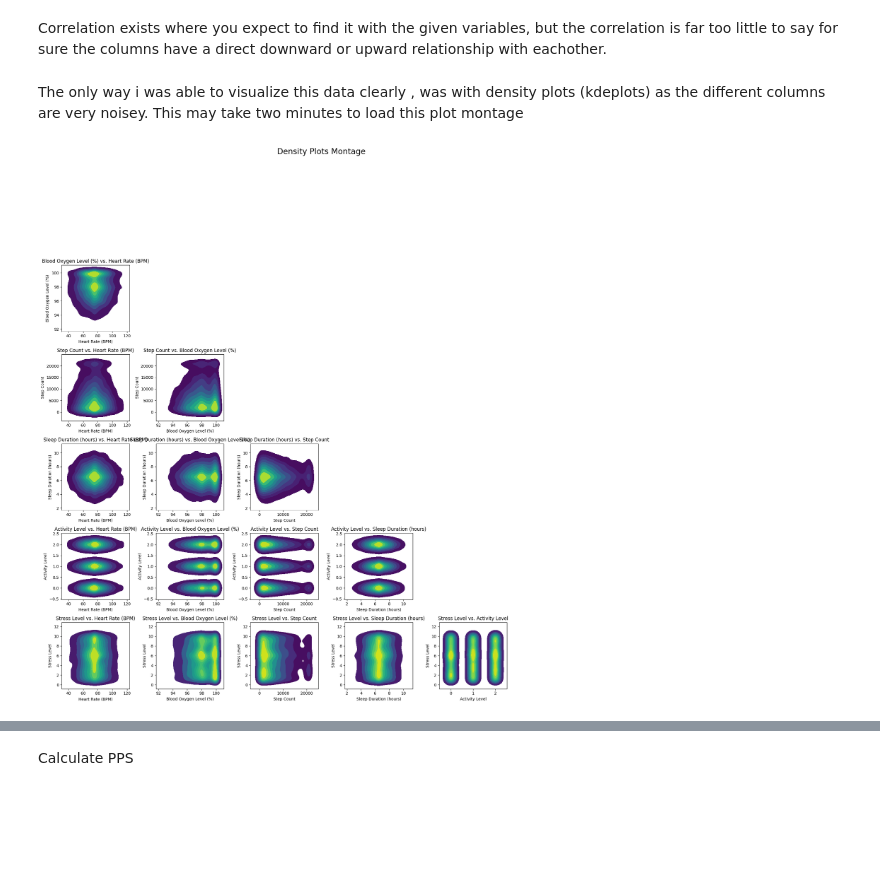
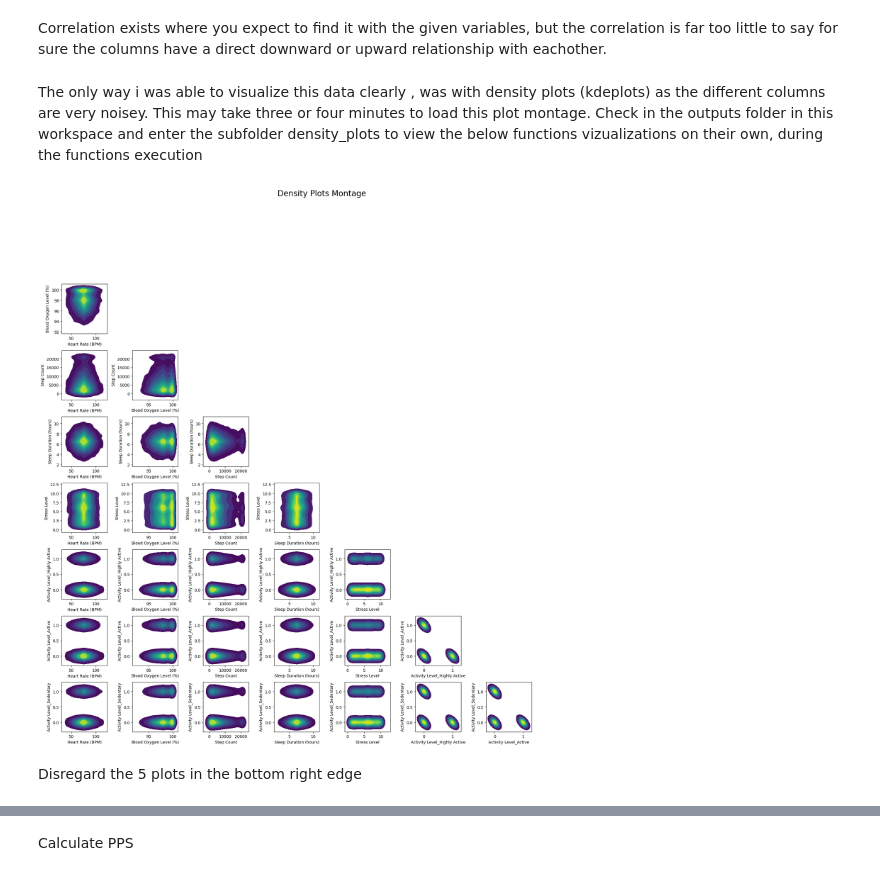
Before and after one commit to MaxBWiseman/Predictive_Analytics_Project, a Jupyter notebook: jupyter_notebooks/SmartWatch_Data_Correlation_Study_Notepad.ipynb, the cells around one changed output, grey strips where cells are left out. Saved outputs shown, nothing was run; the diff lists cells and outputs as text; code cells hidden in the pictures; blank space fills up the shorter version.

```diff
--- a/jupyter_notebooks/SmartWatch_Data_Correlation_Study_Notepad.ipynb
+++ b/jupyter_notebooks/SmartWatch_Data_Correlation_Study_Notepad.ipynb
@@ -65,13 +73,11 @@ First i tried a pearsons correlation test, I encoded the categoric variable for
 # %%
 import numpy as np
-from feature_engine.encoding import OrdinalEncoder
+from feature_engine.encoding import OrdinalEncoder, OneHotEncoder
 
-encoder = OrdinalEncoder(encoding_method='arbitrary', variables=["Activity Level"])),
+encoder = OneHotEncoder(variables=["Activity Level"])
 # I have chosen OrdinalEncoder as our categorical variables have an ordinal relationship
 
 
 df_processed = encoder.fit_transform(df1)
-
-df_processed = pd.DataFrame(df_processed, columns=df1.columns)
 df_processed.head()
 # %% [output]
@@ -107,7 +121,7 @@ df_corr.head()
 # %% [markdown]
 Correlation exists where you expect to find it with the given variables, but the correlation is far too little to say for sure the columns have a direct downward or upward relationship with eachother.
 # %% [markdown]
-The only way i was able to visualize this data clearly , was with density plots (kdeplots) as the different columns are very noisey. This may take two minutes to load this plot montage
+The only way i was able to visualize this data clearly , was with density plots (kdeplots) as the different columns are very noisey. This may take three or four minutes to load this plot montage. Check in the outputs folder in this workspace and enter the subfolder density_plots to view the below functions vizualizations on their own, during the functions execution
 # %%
 df = df_processed.copy()
 
@@ -116,7 +130,7 @@ output_dir = OutputFolder + 'density_plots'
 os.makedirs(output_dir, exist_ok=True)
 
 # List of columns to compare
-columns = ['Heart Rate (BPM)', 'Blood Oxygen Level (%)', 'Step Count', 'Sleep Duration (hours)', 'Activity Level', 'Stress Level']
+columns = ['Heart Rate (BPM)', 'Blood Oxygen Level (%)', 'Step Count', 'Sleep Duration (hours)', 'Stress Level', 'Activity Level_Highly Active', 'Activity Level_Active', 'Activity Level_Sedentary']
 
 # Create a figure with subplots for the lower triangle
 fig, axes = plt.subplots(len(columns), len(columns), figsize=(20, 20))
@@ -128,35 +142,36 @@ for i, col1 in enumerate(columns):
         if i > j:  # This condition ensures only the lower triangle is plotted
             sns.kdeplot(
                 x=df[col2], y=df[col1],
                 cmap='viridis', fill=True,
                 ax=axes[i, j]
             )
             plot_title = f'{col1} vs. {col2}'
-            axes[i, j].set_title(plot_title)
             axes[i, j].set_xlabel(col2)  # Set correct x-label
             axes[i, j].set_ylabel(col1)  # Set correct y-label
 
             # Save each individual plot
             individual_plot_path = os.path.join(
                 output_dir, f"{plot_title.replace(' ', '_').lower()}.png"
             )
             single_plot_fig = plt.figure()
             sns.kdeplot(x=df[col2], y=df[col1], cmap='viridis', fill=True)
             plt.title(plot_title)
             plt.xlabel(col2)
             plt.ylabel(col1)
             plt.savefig(individual_plot_path)
             plt.close(single_plot_fig)
         else:
             axes[i, j].axis('off')  # Turn off plots in the upper triangle and diagonal
 
 # Adjust layout
 plt.tight_layout(rect=[0, 0, 1, 0.96])
 
 # Save the entire montage as a single image
 montage_path = os.path.join(output_dir, 'density_plots_montage.png')
 # %% [output]
-[figure, old version]
+[figure, new version]
+# %% [markdown]
+Disregard the 5 plots in the bottom right edge
 # %% [markdown]
 * Blood Oxygen Level (%) vs. Heart Rate (BPM):
 
```
Also changed, not shown: parts of 6 cells of this notebook.
